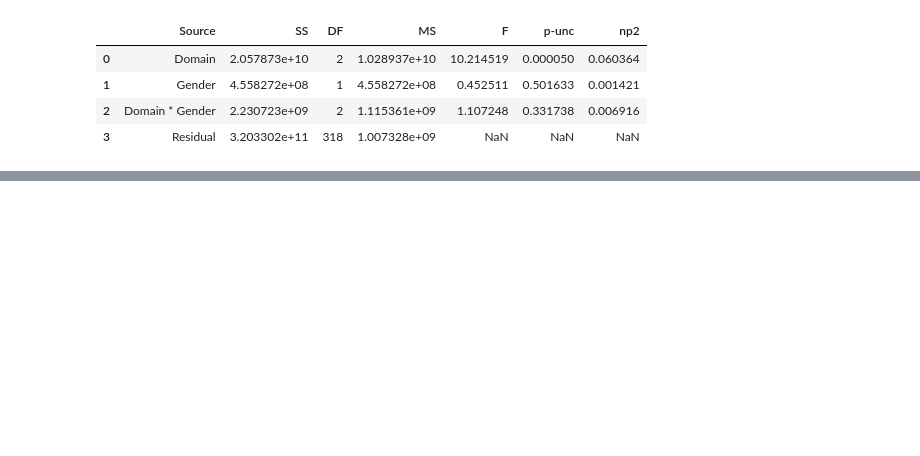
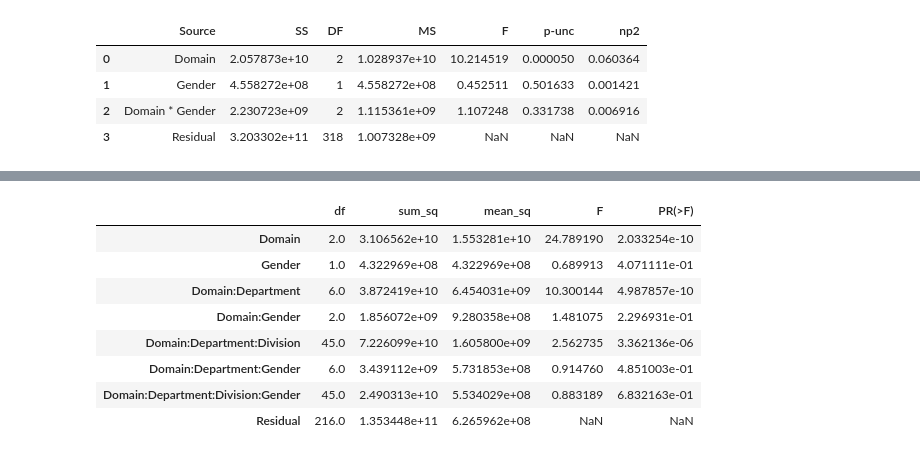
Before and after one commit to Durixas/Nested-and-Crossed-ANOVA-on-Employee-Salaries, a Jupyter notebook: pro80.ipynb, the cells around one changed output, grey strips where cells are left out. Cells and saved outputs as stored; diff of their text form; code cells hidden in the pictures; blank space fills up the shorter version.

```diff
--- a/pro80.ipynb
+++ b/pro80.ipynb
@@ -647,0 +746,16 @@ F_domain_2 = anova_table.loc['Domain','F'] / anova_table.loc['Domain:Department:
+# %%
+# formula = 'Base_Salary ~ C(Domain) + C(Department, within=C(Domain)) + C(Division, within=C(Department, C(Domain)))'
+formula = 'Base_Salary ~ Domain + Domain:Department + Domain:Department:Division + Domain*Gender + Domain:Department*Gender + Domain:Department:Division*Gender'
+model = ols(formula, data=df2).fit()
+anova_table_base = sm.stats.anova_lm(model, typ=1)
+anova_table_base
+# %% [output]
+|  | df | sum_sq | mean_sq | F | PR(>F) |
+| Domain | 2.0 | 3.106562e+10 | 1.553281e+10 | 24.789190 | 2.033254e-10 |
+| Gender | 1.0 | 4.322969e+08 | 4.322969e+08 | 0.689913 | 4.071111e-01 |
+| Domain:Department | 6.0 | 3.872419e+10 | 6.454031e+09 | 10.300144 | 4.987857e-10 |
+| Domain:Gender | 2.0 | 1.856072e+09 | 9.280358e+08 | 1.481075 | 2.296931e-01 |
+| Domain:Department:Division | 45.0 | 7.226099e+10 | 1.605800e+09 | 2.562735 | 3.362136e-06 |
+| Domain:Department:Gender | 6.0 | 3.439112e+09 | 5.731853e+08 | 0.914760 | 4.851003e-01 |
+| Domain:Department:Division:Gender | 45.0 | 2.490313e+10 | 5.534029e+08 | 0.883189 | 6.832163e-01 |
+| Residual | 216.0 | 1.353448e+11 | 6.265962e+08 | NaN | NaN |
```
Also changed, not shown: parts of 31 cells of this notebook.
